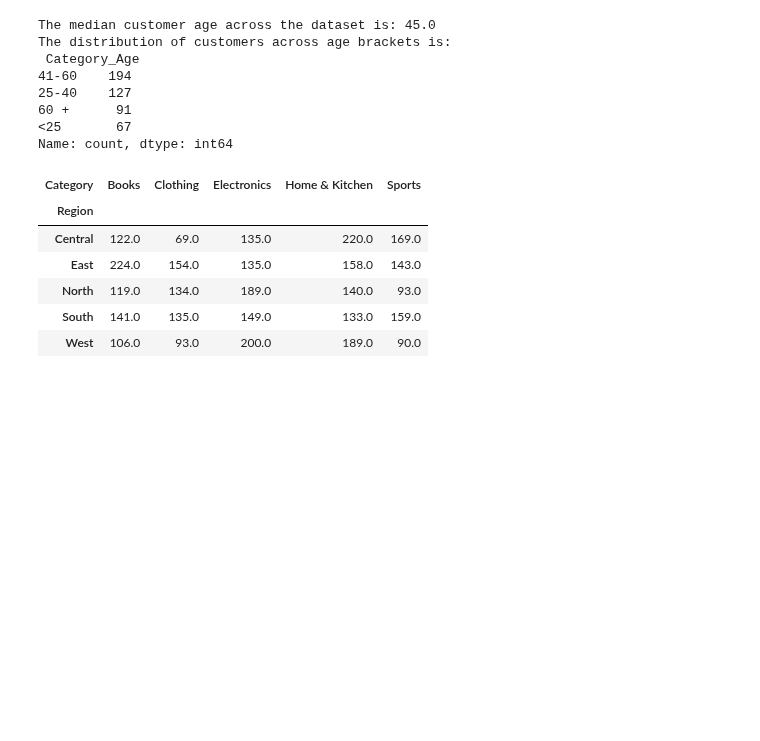
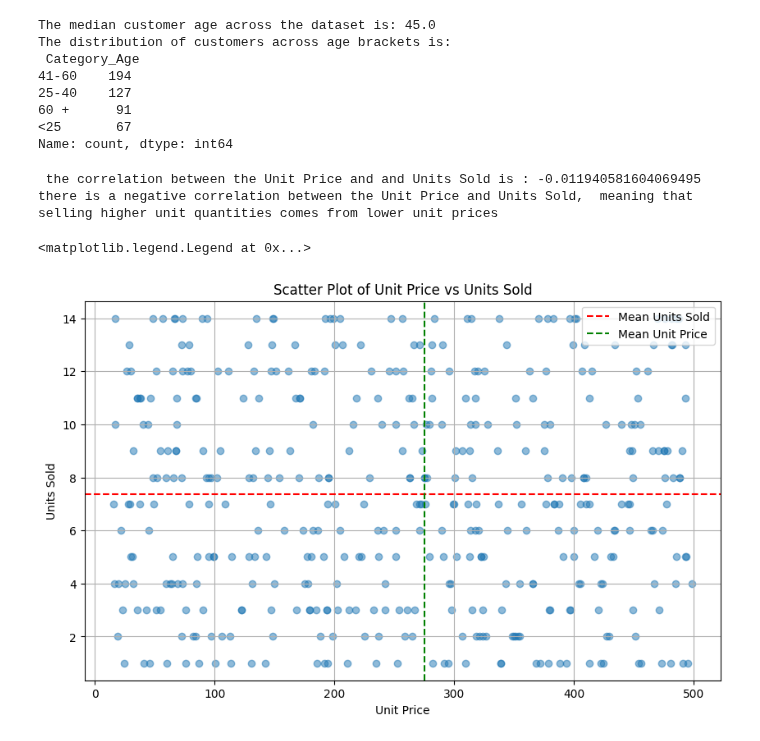
Before and after one commit to Erico0007/python_training, a Jupyter notebook: clean.ipynb, the cells around one changed output. Drawn from its saved outputs; the diff is of its cells as text; code cells hidden in the pictures; blank space fills up the shorter version.

Commit message:
Q7. Volume vs. Price Relationship: Does selling higher unit quantities come from lower unit prices? # Is there a noticeable correlation between Unit_Price and Units_Sold?

```diff
--- a/clean.ipynb
+++ b/clean.ipynb
@@ -341,14 +345,44 @@ Name: count, dtype: int64
 # %%
 #Part 2: Diagnostic & Comparative Analysis
 
 #Q6. Region vs. Category Matrix: Which specific product category is the top seller in each region?
 
 new_version_data.pivot_table( index='Region', columns = 'Category', values= 'Units_Sold', aggfunc='sum')
+
+#Q7. Volume vs. Price Relationship: Does selling higher unit quantities come from lower unit prices?
+# Is there a noticeable correlation between Unit_Price and Units_Sold?
+
+volume_relationship = new_version_data[['Unit_Price', 'Units_Sold']].corr()
+print(f" the correlation between the Unit Price and and Units Sold is : {volume_relationship.loc['Unit_Price','Units_Sold']}")
+
+if volume_relationship.loc['Unit_Price','Units_Sold'] > 0 :
+    print(
+        "There is a positive correlation between Unit_Price and Units_Sold, "
+        "meaning that selling higher unit quantities comes from higher unit prices."
+    )
+if volume_relationship.loc['Unit_Price','Units_Sold'] < 0 :
+    print(f"there is a negative correlation between the Unit Price and Units Sold, "
+         " meaning that selling higher unit quantities comes from lower unit prices"
+          )
+
+
+
+
+#DRAW THE SCATTER PLOT
+
+figsize= (10,6)
+fig,ax = plt.subplots(figsize=figsize)
+ax.scatter(new_version_data['Unit_Price'], new_version_data['Units_Sold'], alpha
+=0.5)
+ax.set_title('Scatter Plot of Unit Price vs Units Sold')
+ax.set_xlabel('Unit Price')
+ax.set_ylabel('Units Sold')
+ax.grid(True)
+ax.axhline(y=new_version_data['Units_Sold'].mean(), color='r', linestyle='--', label='Mean Units Sold')
+ax.axvline(x=new_version_data['Unit_Price'].mean(), color='g', linestyle='--', label='Mean Unit Price')
+ax.legend()
 # %% [output]
-| Category | Books | Clothing | Electronics | Home & Kitchen | Sports |
-| Region |  |  |  |  |  |
-| Central | 122.0 | 69.0 | 135.0 | 220.0 | 169.0 |
-| East | 224.0 | 154.0 | 135.0 | 158.0 | 143.0 |
-| North | 119.0 | 134.0 | 189.0 | 140.0 | 93.0 |
-| South | 141.0 | 135.0 | 149.0 | 133.0 | 159.0 |
-| West | 106.0 | 93.0 | 200.0 | 189.0 | 90.0 |
+ the correlation between the Unit Price and and Units Sold is : -0.011940581604069495
+there is a negative correlation between the Unit Price and Units Sold,  meaning that selling higher unit quantities comes from lower unit prices
+<matplotlib.legend.Legend at 0x...>
+[figure, added]
```
Also changed, not shown: parts of 1 cell of this notebook.
